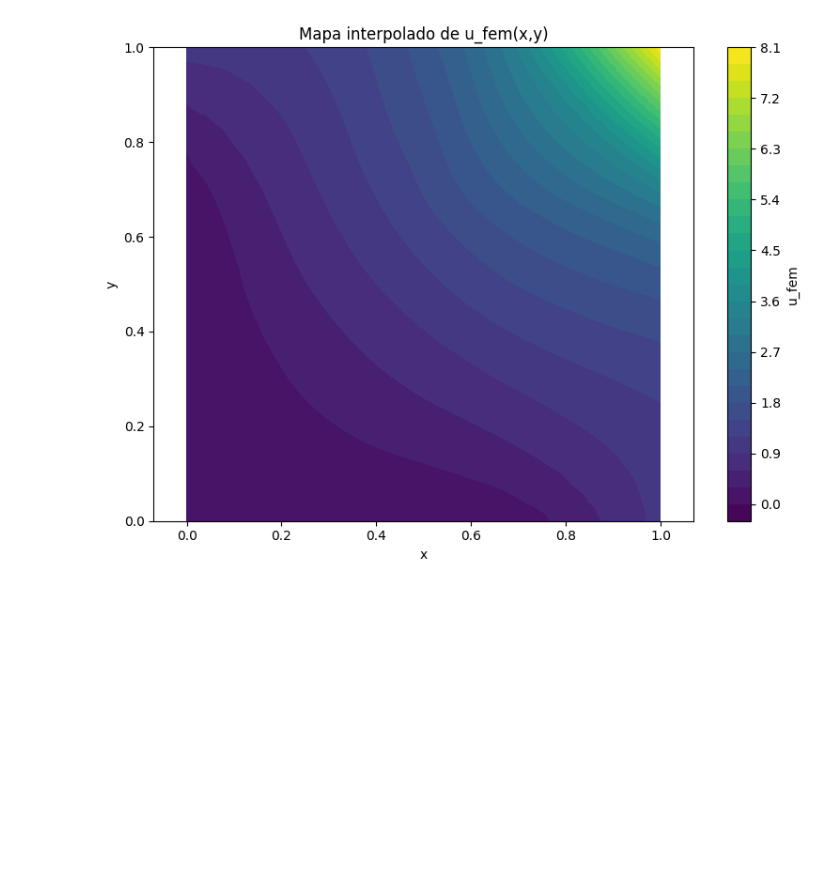
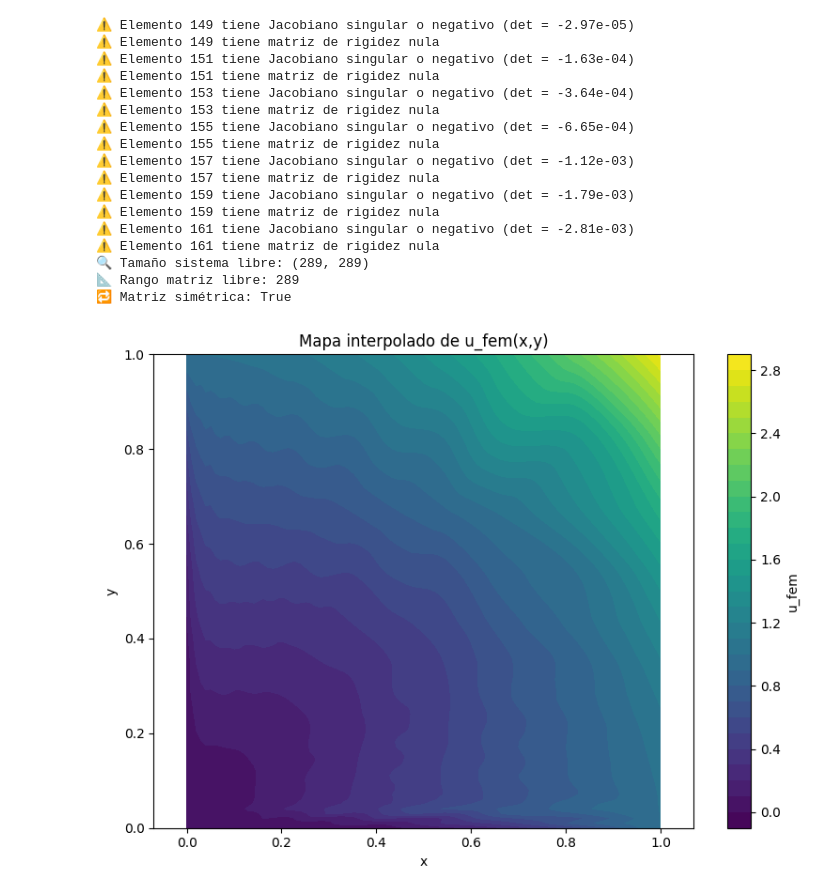
Before and after one commit to berckanala/01-Finite-Element, a Jupyter notebook: T4/LST/Final_HW.ipynb, the cells around one changed output. Drawn from its saved outputs; the diff is of its cells as text; code cells hidden in the pictures; blank space fills up the shorter version.

```diff
--- a/T4/LST/Final_HW.ipynb
+++ b/T4/LST/Final_HW.ipynb
@@ -16,5 +16,5 @@ from solve import Solve
 from functions import matrix_extract,  get_nodes_from_physical_id, get_line_load_global_vector, matrix_replace
 # %%
 input_file = "T4.geo"
-output_file = "mallas/malla_CST.msh"
-titulo = "Caso CST"
+output_file = "mallas/malla_LST.msh"
+titulo = "Caso LST"
@@ -51,41 +104,19 @@ for node in nodes:
 # %%
-
-#Ahora debo calcular la solucion u
-alpha = 6
-
+alpha = 3
 for node in nodes:
     node.solve_u(alpha)
 # %%
-import matplotlib.pyplot as plt
-import numpy as np
-from matplotlib.tri import Triangulation
-from mpl_toolkits.mplot3d import Axes3D
 from scipy.interpolate import griddata
-
 def plot_u_field(nodes, elements, use_attr="u", mode="colormap"):
-    """
-    Visualiza el campo u(x,y) o u_fem(x,y) usando distintos modos:
-    - 'colormap'  → mapa de color interpolado (2D)
-    """
-    # Extraer coordenadas y valores de campo
     x = np.array([node.x for node in nodes])
     y = np.array([node.y for node in nodes])
     z = np.array([getattr(node, use_attr) for node in nodes])
-
-    # Conectividad de elementos (base 1 → base 0)
     triangles = np.array([[nid - 1 for nid in elem.node_ids] for elem in elements])
-    tri = Triangulation(x, y, triangles)
-
     if mode == "colormap":
-        # Crear malla regular
         xi = np.linspace(min(x), max(x), 100)
         yi = np.linspace(min(y), max(y), 100)
         X, Y = np.meshgrid(xi, yi)
-
-        # Interpolación desde nodos hacia malla
         Z = griddata((x, y), z, (X, Y), method='cubic')
-
-        # Graficar mapa de colores
         plt.figure(figsize=(8, 6))
         plt.contourf(X, Y, Z, levels=30, cmap='viridis')
         plt.colorbar(label=use_attr)
@@ -94,12 +125,8 @@ def plot_u_field(nodes, elements, use_attr="u", mode="colormap"):
         plt.title(f"Mapa interpolado de {use_attr}(x,y)")
         plt.axis("equal")
         plt.tight_layout()
-        plt.savefig(f"CST_{use_attr}_{mode}_plot.png", dpi=300)
+        plt.savefig(f"LST_{use_attr}_{mode}_plot.png", dpi=300)
         plt.show()
 
-    else:
-        raise ValueError("Modo no válido. Usa solo 'colormap' en esta versión.")
-
-# Uso: solución exacta u
-plot_u_field(nodes, elements, use_attr="u", mode="colormap")
+plot_u_field(nodes, lst_elements, use_attr="u", mode="colormap")
 # %% [output]
@@ -107,11 +164,29 @@ plot_u_field(nodes, elements, use_attr="u", mode="colormap")
 # %%
-Estructure = Solve(nodes, elements, alpha)
-Estructure.solve_matrix()
+# Resolución FEM
+Estructure = Pro_Solver(nodes, lst_elements, alpha)
+Estructure.solve_system()
 
-# Uso: solución FEM u_fem
-plot_u_field(nodes, elements, use_attr="u_fem", mode="colormap")
+# Gráfico FEM
+plot_u_field(nodes, lst_elements, use_attr="u_fem", mode="colormap")
 # %% [output]
+⚠️ Elemento 149 tiene Jacobiano singular o negativo (det = -2.97e-05)
+⚠️ Elemento 149 tiene matriz de rigidez nula
+⚠️ Elemento 151 tiene Jacobiano singular o negativo (det = -1.63e-04)
+⚠️ Elemento 151 tiene matriz de rigidez nula
+⚠️ Elemento 153 tiene Jacobiano singular o negativo (det = -3.64e-04)
+⚠️ Elemento 153 tiene matriz de rigidez nula
+⚠️ Elemento 155 tiene Jacobiano singular o negativo (det = -6.65e-04)
+⚠️ Elemento 155 tiene matriz de rigidez nula
+⚠️ Elemento 157 tiene Jacobiano singular o negativo (det = -1.12e-03)
+⚠️ Elemento 157 tiene matriz de rigidez nula
+⚠️ Elemento 159 tiene Jacobiano singular o negativo (det = -1.79e-03)
+⚠️ Elemento 159 tiene matriz de rigidez nula
+⚠️ Elemento 161 tiene Jacobiano singular o negativo (det = -2.81e-03)
+⚠️ Elemento 161 tiene matriz de rigidez nula
+🔍 Tamaño sistema libre: (289, 289)
+📐 Rango matriz libre: 289
+🔁 Matriz simétrica: True
-[figure, old version]
+[figure, new version]
 # %%
 import matplotlib.pyplot as plt
 import numpy as np
```
Also changed, not shown: parts of 9 cells of this notebook, 16 other files.
